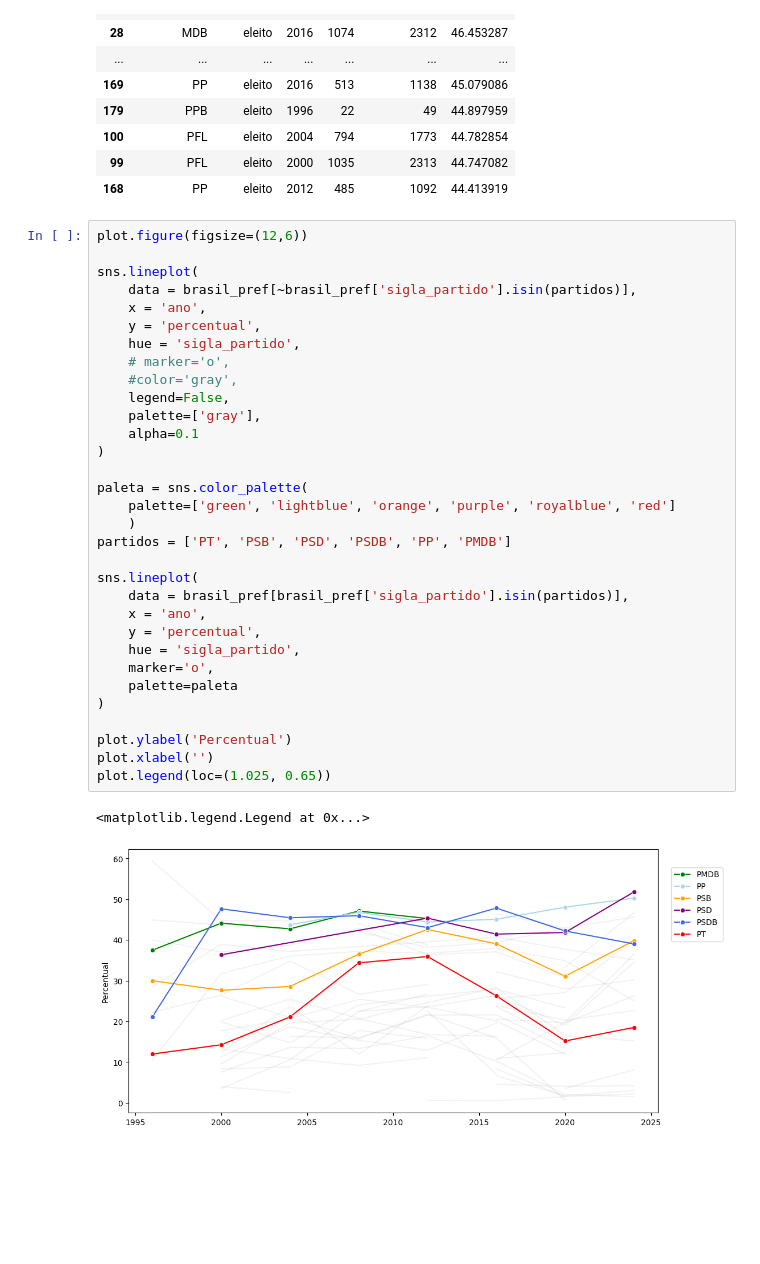
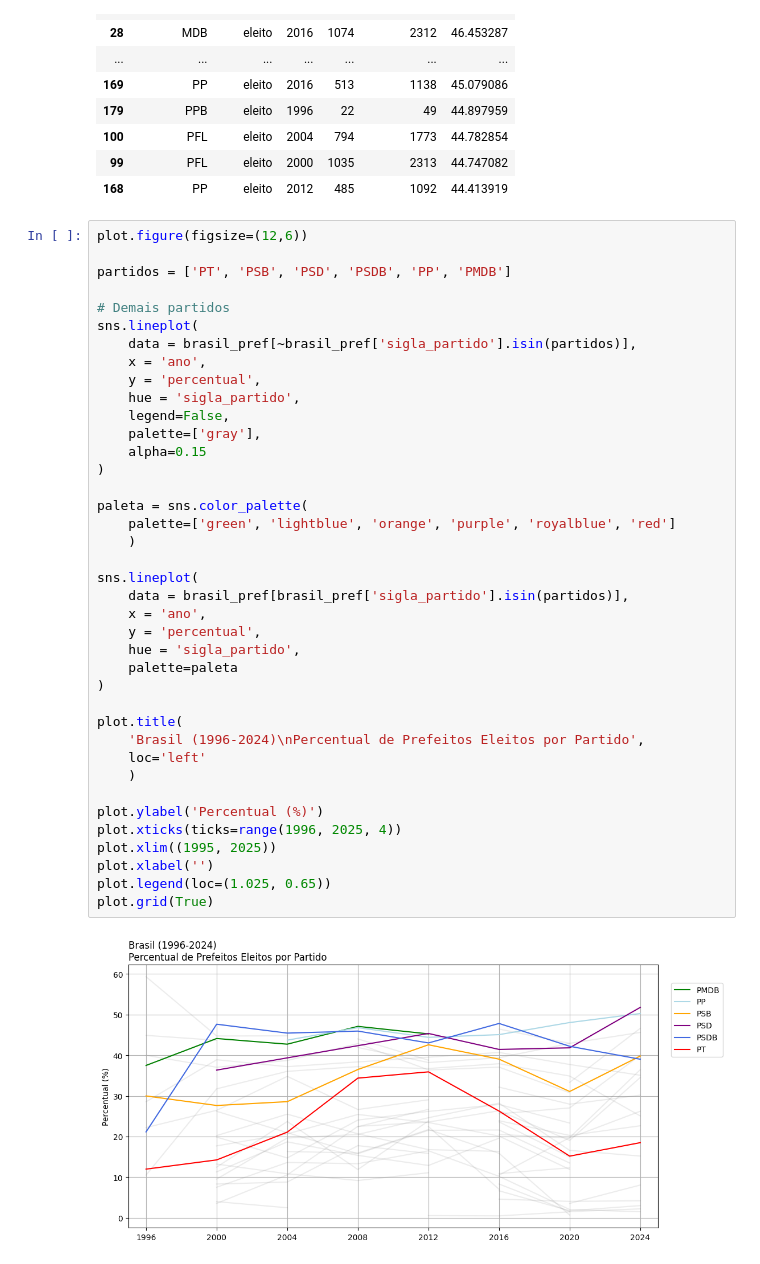
Before and after one commit to luizhenriquesb/resultado-eleicoes-br, a Jupyter notebook: crisp-dm.ipynb, the cells around one changed output. Cells and saved outputs as stored; diff of their text form; blank space fills up the shorter version.

```diff
--- a/crisp-dm.ipynb
+++ b/crisp-dm.ipynb
@@ -334,35 +334,41 @@ brasil_pref.sort_values(by='percentual', ascending=False).head(20)
 # %%
 plot.figure(figsize=(12,6))
 
+partidos = ['PT', 'PSB', 'PSD', 'PSDB', 'PP', 'PMDB']
+
+# Demais partidos
 sns.lineplot(
     data = brasil_pref[~brasil_pref['sigla_partido'].isin(partidos)],
     x = 'ano',
     y = 'percentual',
     hue = 'sigla_partido',
-    # marker='o',
-    #color='gray',
     legend=False,
     palette=['gray'],
-    alpha=0.1
+    alpha=0.15
 )
 
 paleta = sns.color_palette(
     palette=['green', 'lightblue', 'orange', 'purple', 'royalblue', 'red']
     )
-partidos = ['PT', 'PSB', 'PSD', 'PSDB', 'PP', 'PMDB']
 
 sns.lineplot(
     data = brasil_pref[brasil_pref['sigla_partido'].isin(partidos)],
     x = 'ano',
     y = 'percentual',
     hue = 'sigla_partido',
-    marker='o',
     palette=paleta
 )
 
-plot.ylabel('Percentual')
+plot.title(
+    'Brasil (1996-2024)\nPercentual de Prefeitos Eleitos por Partido',
+    loc='left'
+    )
+
+plot.ylabel('Percentual (%)')
+plot.xticks(ticks=range(1996, 2025, 4))
+plot.xlim((1995, 2025))
 plot.xlabel('')
 plot.legend(loc=(1.025, 0.65))
+plot.grid(True)
 # %% [output]
-<matplotlib.legend.Legend at 0x...>
-[figure, old version]
+[figure, new version]
```
Also changed, not shown: parts of 2 cells of this notebook, 14 other files.
